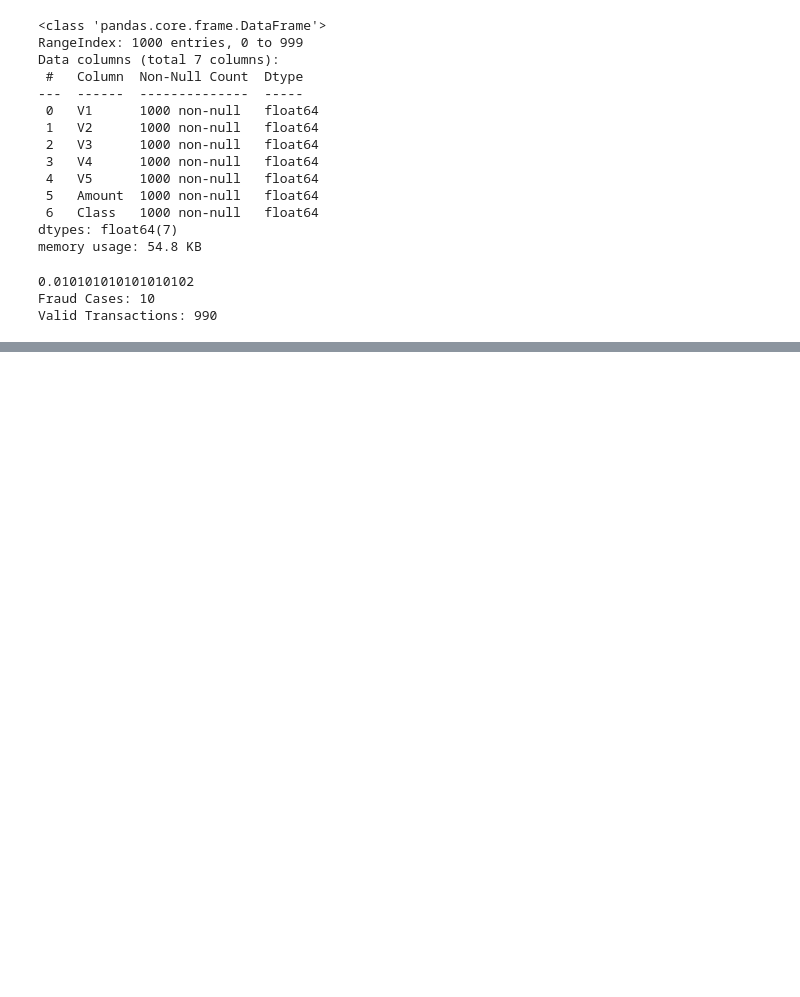
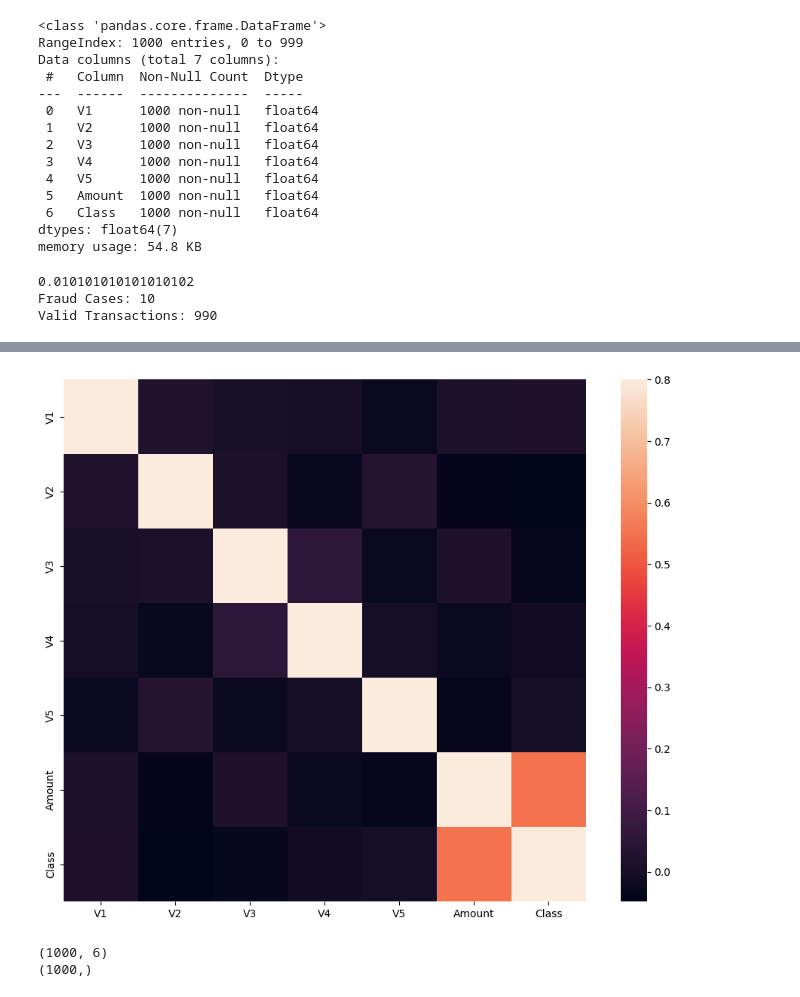
Before and after one commit to Snehay23/Credit-Card-Fraud-Prediction, a Jupyter notebook: Credit_Card.ipynb, the cells around one changed output, grey strips where cells are left out. Cells and saved outputs as stored; diff of their text form; code cells hidden in the pictures; blank space fills up the shorter version.

```diff
--- a/Credit_Card.ipynb
+++ b/Credit_Card.ipynb
@@ -73,0 +102,23 @@ fraud.Amount.describe()
+# %%
+# Plotting Correlation Matrix
+corrmat = card.corr()
+fig = plt.figure(figsize = (12, 9))
+sns.heatmap(corrmat, vmax = .8, square = True)
+plt.show()
+# %% [output]
+[figure, added]
+# %%
+X = card.drop(['Class'], axis = 1)
+Y = card["Class"]
+print(X.shape)
+print(Y.shape)
+
+xData = X.values
+yData = Y.values
+
+from sklearn.model_selection import train_test_split
+xTrain, xTest, yTrain, yTest = train_test_split(
+        xData, yData, test_size = 0.2, random_state = 42)
+# %% [output]
+(1000, 6)
+(1000,)
```
Also changed, not shown: parts of 6 cells of this notebook.
